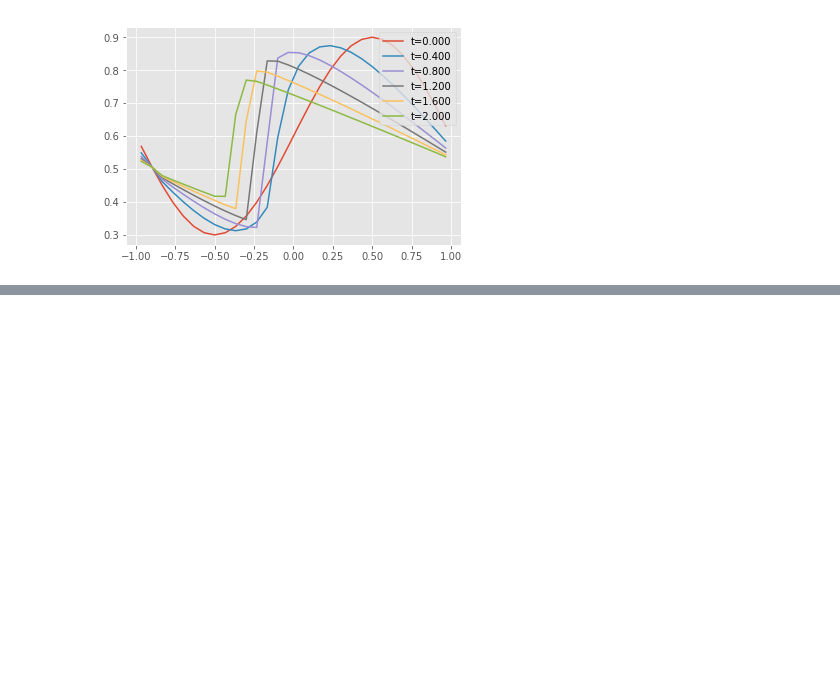
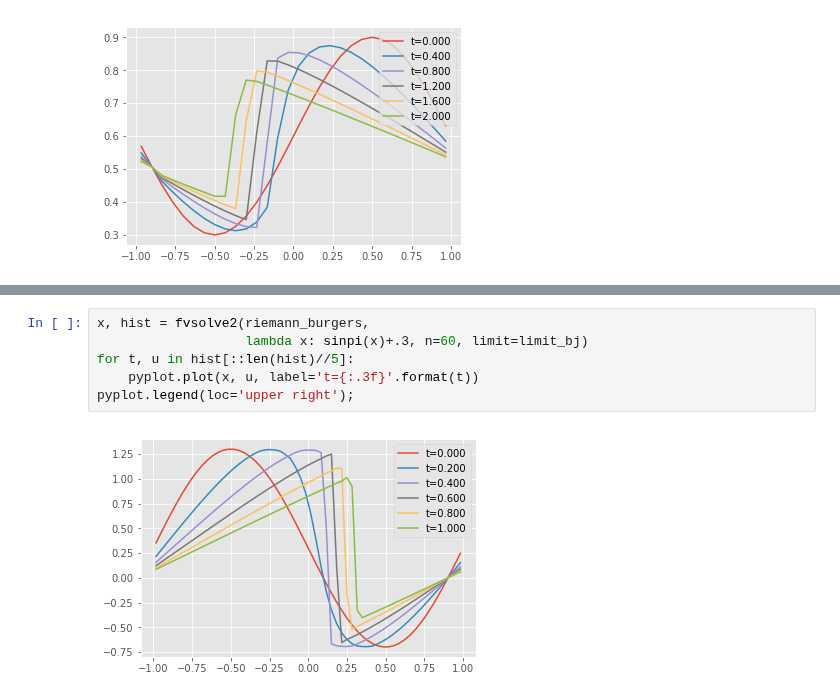
Before and after one commit to cu-numpde/numpde-fall2017, a Jupyter notebook: FVHyperbolic.ipynb, the cells around one changed output, grey strips where cells are left out. Drawn from its saved outputs; the diff is of its cells as text; blank space fills up the shorter version.

```diff
--- a/FVHyperbolic.ipynb
+++ b/FVHyperbolic.ipynb
@@ -285,0 +363,8 @@ We will express gradients by "limiting" the above slope using a nonlinear functi
+# %%
+x, hist = fvsolve2(riemann_burgers,
+                   lambda x: sinpi(x)+.3, n=60, limit=limit_bj)
+for t, u in hist[::len(hist)//5]:
+    pyplot.plot(x, u, label='t={:.3f}'.format(t))
+pyplot.legend(loc='upper right');
+# %% [output]
+[figure, added]
```
Also changed, not shown: parts of 14 cells of this notebook, 2 other files.
